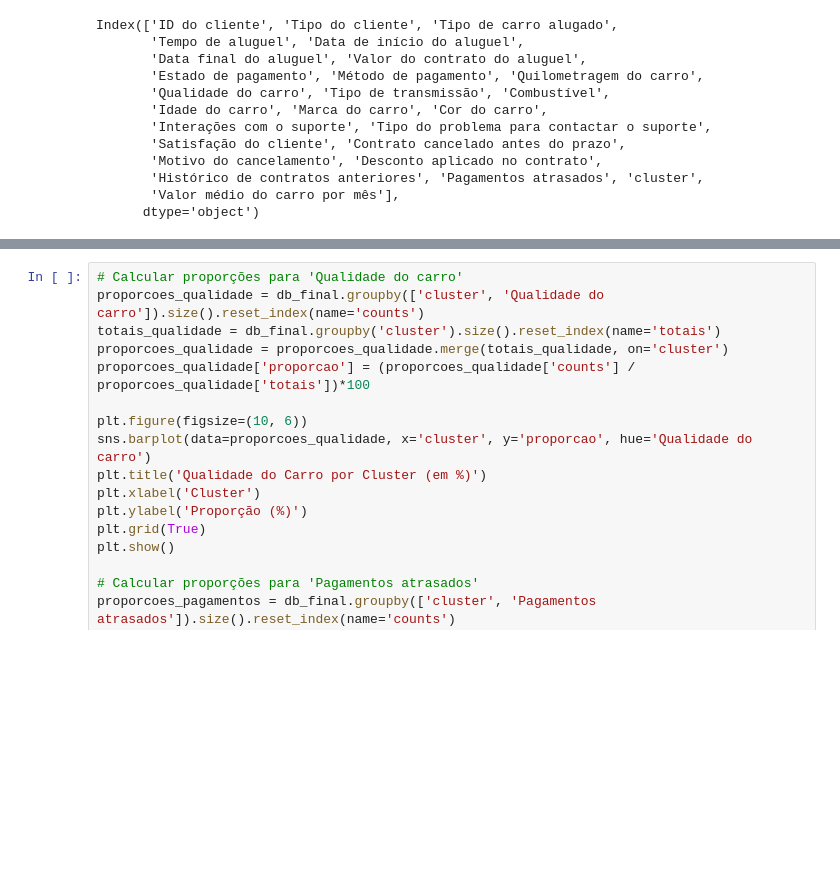
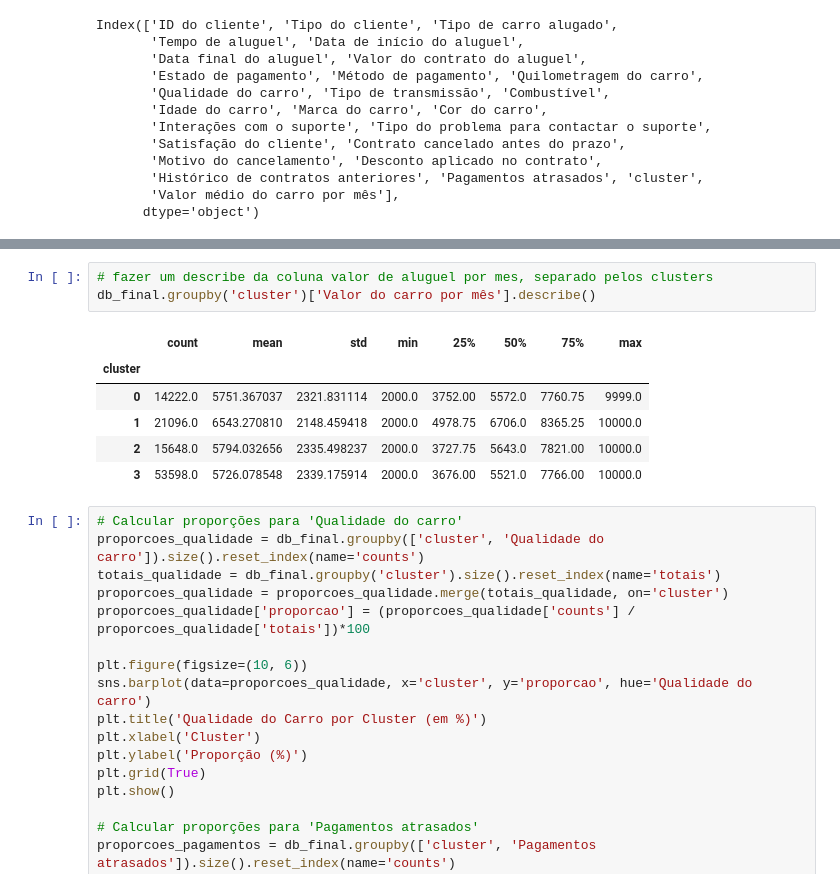
Before and after one commit to Henrique-Albuquerque2/PS-IJR-Grupo10, a Jupyter notebook: ClusterizacaoFinalAlguel.ipynb, the cells around one changed output, grey strips where cells are left out. Cells and saved outputs as stored; diff of their text form; blank space fills up the shorter version.

```diff
--- a/ClusterizacaoFinalAlguel.ipynb
+++ b/ClusterizacaoFinalAlguel.ipynb
@@ -274,3 +287,13 @@ plt.show()
+# %%
+# fazer um describe da coluna valor de aluguel por mes, separado pelos clusters
+db_final.groupby('cluster')['Valor do carro por mês'].describe()
+# %% [output]
+|  | count | mean | std | min | 25% | 50% | 75% | max |
+| cluster |  |  |  |  |  |  |  |  |
+| 0 | 14222.0 | 5751.367037 | 2321.831114 | 2000.0 | 3752.00 | 5572.0 | 7760.75 | 9999.0 |
+| 1 | 21096.0 | 6543.270810 | 2148.459418 | 2000.0 | 4978.75 | 6706.0 | 8365.25 | 10000.0 |
+| 2 | 15648.0 | 5794.032656 | 2335.498237 | 2000.0 | 3727.75 | 5643.0 | 7821.00 | 10000.0 |
+| 3 | 53598.0 | 5726.078548 | 2339.175914 | 2000.0 | 3676.00 | 5521.0 | 7766.00 | 10000.0 |
 # %%
 # Calcular proporções para 'Qualidade do carro'
 proporcoes_qualidade = db_final.groupby(['cluster', 'Qualidade do carro']).size().reset_index(name='counts')
```
Also changed, not shown: parts of 1 cell of this notebook, 4 other files.
